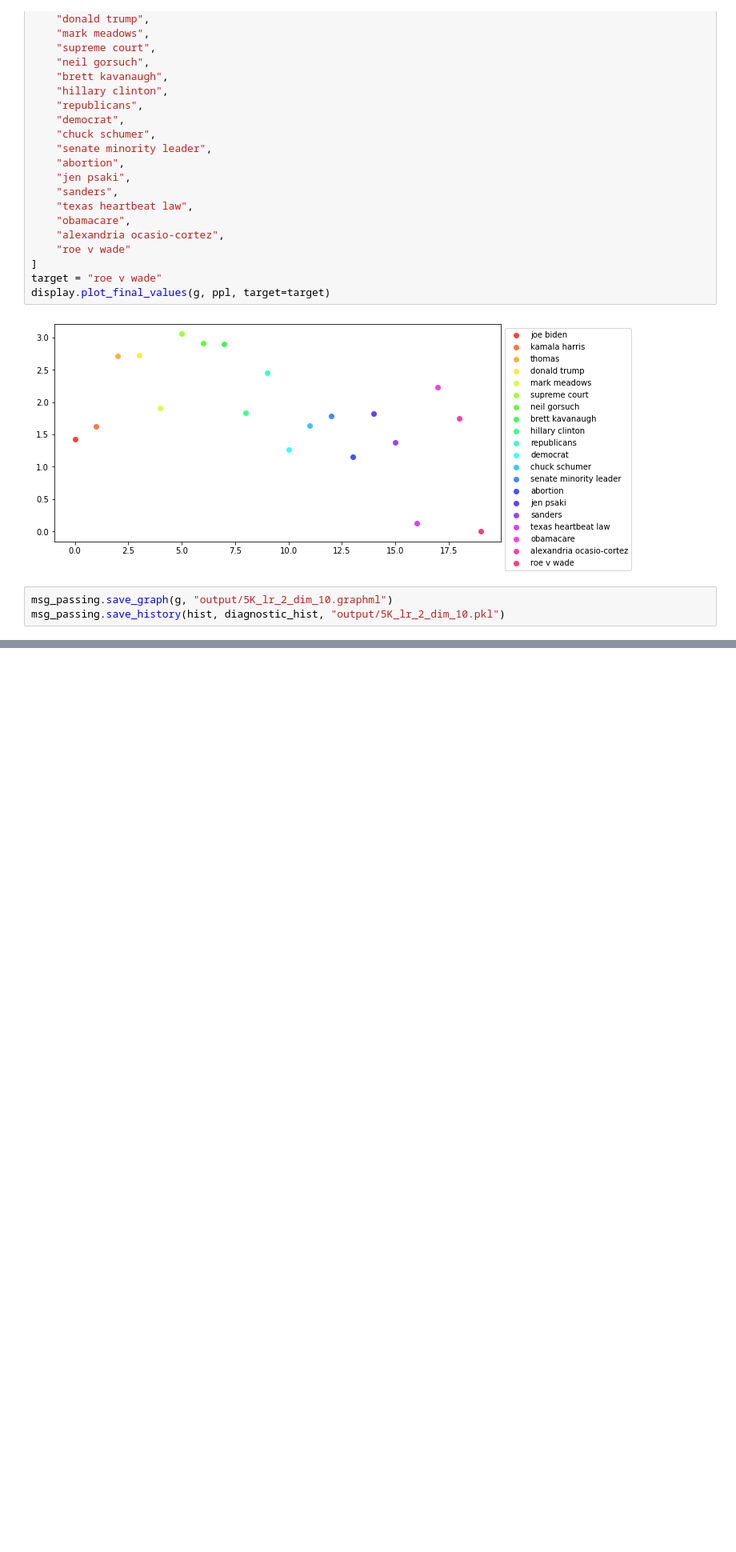
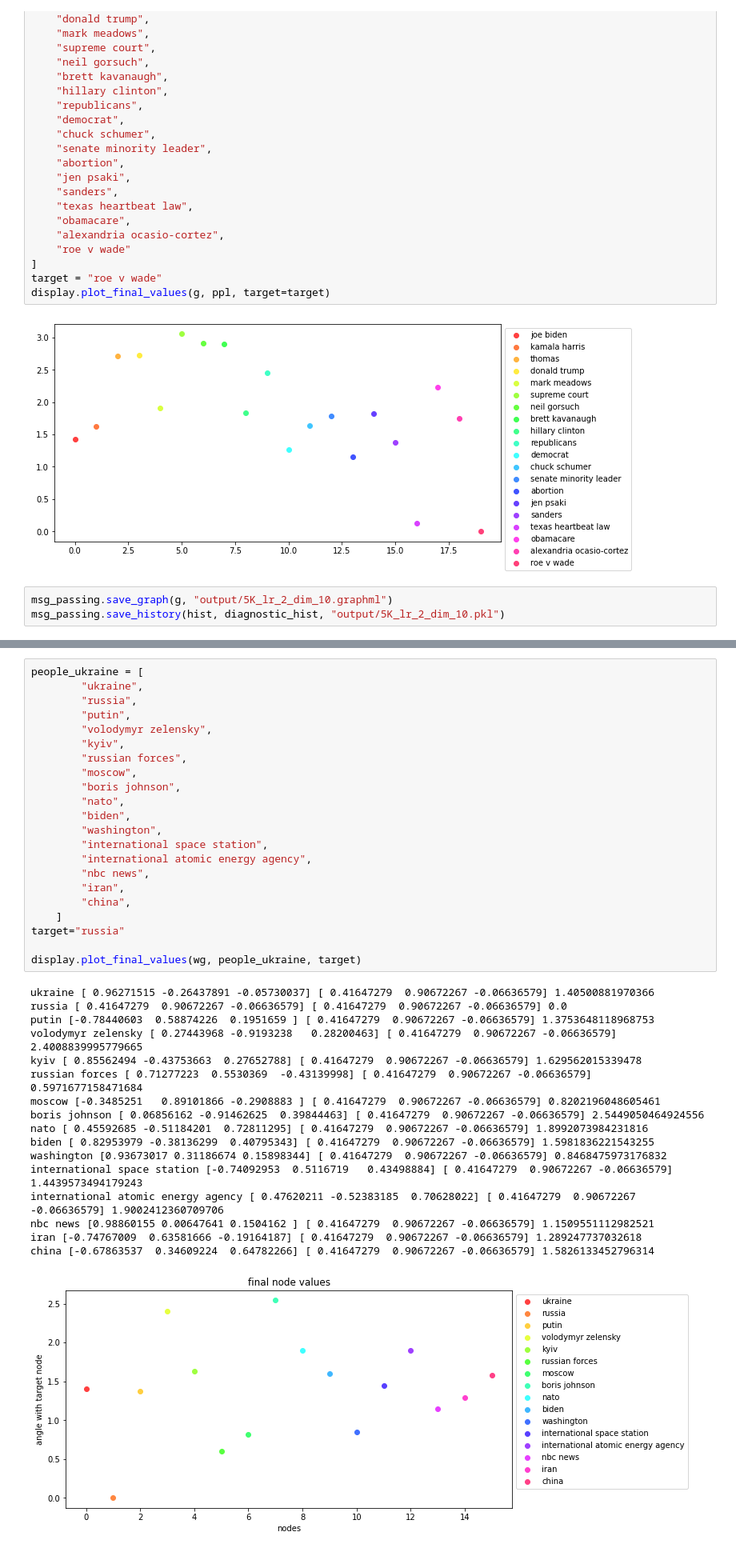
Before and after one commit to DavidChong2523/Message-Passing, a Jupyter notebook: msg_passing.ipynb, the cells around one changed output, grey strips where cells are left out. Shown at 80% size. Saved outputs shown, nothing was run; the diff lists cells and outputs as text; blank space fills up the shorter version.

```diff
--- a/msg_passing.ipynb
+++ b/msg_passing.ipynb
@@ -147,0 +152,40 @@ for g, h, d in results:
+# %%
+people_ukraine = [
+        "ukraine",
+        "russia",
+        "putin",
+        "volodymyr zelensky",
+        "kyiv",
+        "russian forces",
+        "moscow",
+        "boris johnson",
+        "nato",
+        "biden",
+        "washington",
+        "international space station",
+        "international atomic energy agency",
+        "nbc news",
+        "iran",
+        "china",
+    ]
+target="russia"
+
+display.plot_final_values(wg, people_ukraine, target)
+# %% [output]
+ukraine [ 0.96271515 -0.26437891 -0.05730037] [ 0.41647279  0.90672267 -0.06636579] 1.40500881970366
+russia [ 0.41647279  0.90672267 -0.06636579] [ 0.41647279  0.90672267 -0.06636579] 0.0
+putin [-0.78440603  0.58874226  0.1951659 ] [ 0.41647279  0.90672267 -0.06636579] 1.3753648118968753
+volodymyr zelensky [ 0.27443968 -0.9193238   0.28200463] [ 0.41647279  0.90672267 -0.06636579] 2.4008839995779665
+kyiv [ 0.85562494 -0.43753663  0.27652788] [ 0.41647279  0.90672267 -0.06636579] 1.629562015339478
+russian forces [ 0.71277223  0.5530369  -0.43139998] [ 0.41647279  0.90672267 -0.06636579] 0.5971677158471684
+moscow [-0.3485251   0.89101866 -0.2908883 ] [ 0.41647279  0.90672267 -0.06636579] 0.8202196048605461
+boris johnson [ 0.06856162 -0.91462625  0.39844463] [ 0.41647279  0.90672267 -0.06636579] 2.5449050464924556
+nato [ 0.45592685 -0.51184201  0.72811295] [ 0.41647279  0.90672267 -0.06636579] 1.8992073984231816
+biden [ 0.82953979 -0.38136299  0.40795343] [ 0.41647279  0.90672267 -0.06636579] 1.5981836221543255
+washington [0.93673017 0.31186674 0.15898344] [ 0.41647279  0.90672267 -0.06636579] 0.8468475973176832
+international space station [-0.74092953  0.5116719   0.43498884] [ 0.41647279  0.90672267 -0.06636579] 1.4439573494179243
+international atomic energy agency [ 0.47620211 -0.52383185  0.70628022] [ 0.41647279  0.90672267 -0.06636579] 1.9002412360709706
+nbc news [0.98860155 0.00647641 0.1504162 ] [ 0.41647279  0.90672267 -0.06636579] 1.1509551112982521
+iran [-0.74767009  0.63581666 -0.19164187] [ 0.41647279  0.90672267 -0.06636579] 1.289247737032618
+china [-0.67863537  0.34609224  0.64782266] [ 0.41647279  0.90672267 -0.06636579] 1.5826133452796314
+[figure, added]
```
Also changed, not shown: parts of 6 cells of this notebook, 3 other files.
